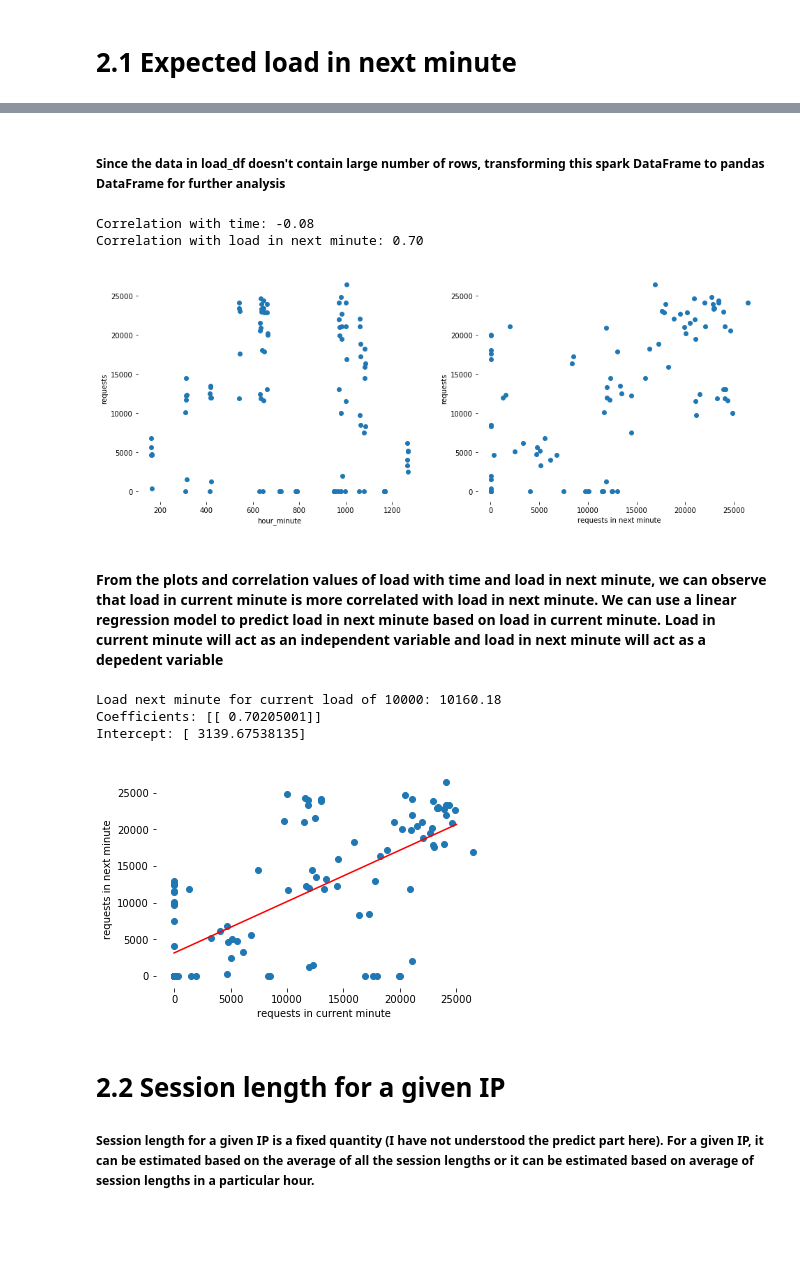
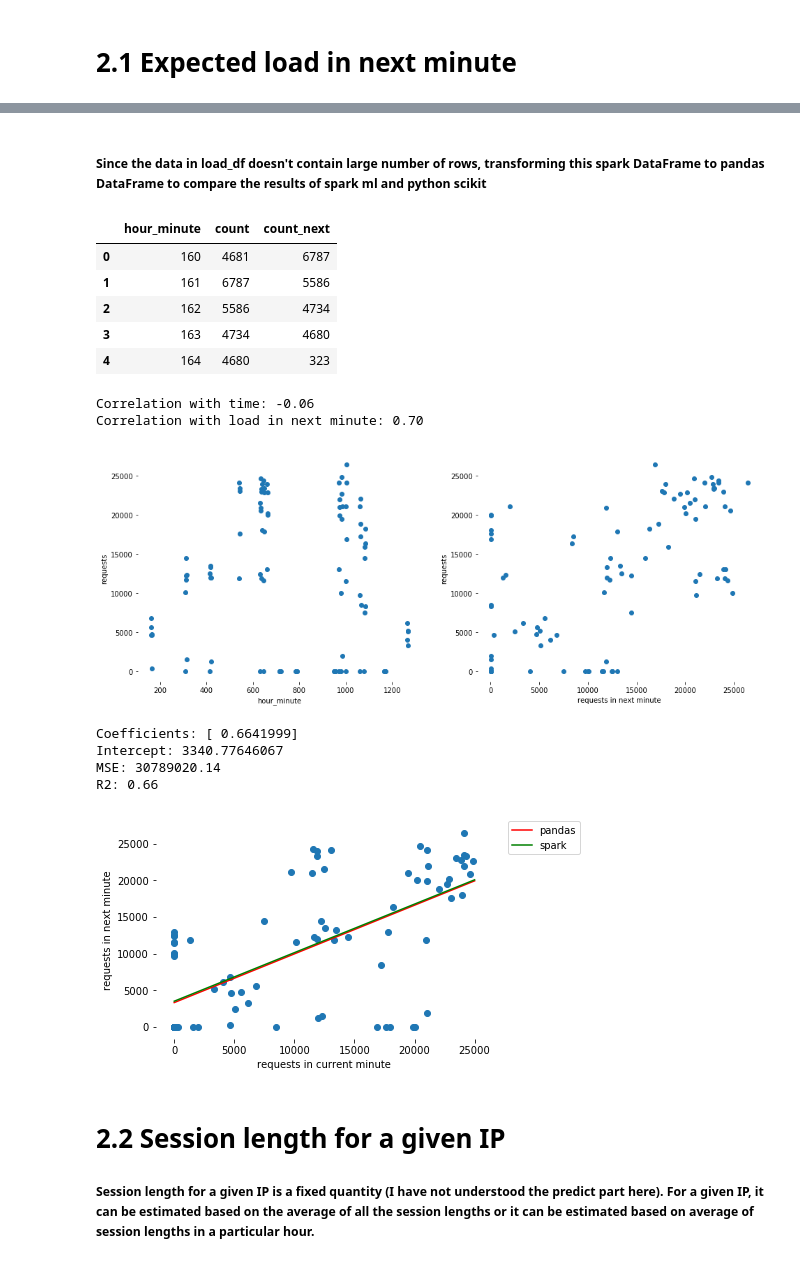
Before and after one commit to ysoniwal/PaytmWeblogChallange, a Jupyter notebook: weblog.ipynb, the cells around one changed output, grey strips where cells are left out. Saved outputs shown, nothing was run; the diff lists cells and outputs as text; code cells hidden in the pictures; blank space fills up the shorter version.

Commit message:
Adding distributed solution for ML part

```diff
--- a/weblog.ipynb
+++ b/weblog.ipynb
@@ -235,0 +287,9 @@ total_rows: 110
+# %%
+# Split the data into train and test sets
+train_data, test_data = scaled_load_df.randomSplit([.8,.2],seed=1234)
+
+# Instantiate linear regression
+lr = LinearRegression(labelCol="label", maxIter=10, regParam=0.3)
+
+# Fit the data to the model
+linear_model_dist = lr.fit(train_data)
@@ -236,16 +320,19 @@ total_rows: 110
 # %% [markdown]
-##### Since the data in load_df doesn't contain large number of rows, transforming this spark DataFrame to pandas DataFrame for further analysis
+##### Since the data in load_df doesn't contain large number of rows, transforming this spark DataFrame to pandas DataFrame to compare the results of spark ml and python scikit
 # %%
 pandas_df = load_df.toPandas()
+pandas_df.head()
+# %% [output]
+|  | hour_minute | count | count_next |
+| 0 | 160 | 4681 | 6787 |
+| 1 | 161 | 6787 | 5586 |
+| 2 | 162 | 5586 | 4734 |
+| 3 | 163 | 4734 | 4680 |
+| 4 | 164 | 4680 | 323 |
 # %%
-# Add column for unique idenfier for hour minute combination
-pandas_df['hour_minute'] = pandas_df['hour'] * 60 + pandas_df['minute']
-# Add column for number of request in next minute
-pandas_df['next_count'] = pandas_df['count'].shift(-1)
-
 # Check correlation of load per min with load in next minute and time
 corr_hour_min_count = pandas_df['count'].corr(pandas_df['hour_minute'])
-corr_next_count_count = pandas_df['count'].corr(pandas_df['next_count'])
+corr_next_count_count = pandas_df['count'].corr(pandas_df['count_next'])
 print('Correlation with time: ' "{0:.2f}".format(corr_hour_min_count))
 print('Correlation with load in next minute: ' "{0:.2f}".format(corr_next_count_count))
 
@@ -259,7 +346,7 @@ ax1.set_ylabel('requests')
 for k, v in ax1.spines.items():
     v.set_visible(False)
 
-ax2.scatter(pandas_df['next_count'], pandas_df['count'])
+ax2.scatter(pandas_df['count_next'], pandas_df['count'])
 ax2.set_xlabel('requests in next minute')
 ax2.set_ylabel('requests')
 for k, v in ax2.spines.items():
@@ -267,53 +354,64 @@ for k, v in ax2.spines.items():
 
 plt.show()
 # %% [output]
-Correlation with time: -0.08
+Correlation with time: -0.06
 Correlation with load in next minute: 0.70
 [figure]
-# %% [markdown]
-#### From the plots and correlation values of load with time and load in next minute, we can observe that load in current minute is more correlated with load in next minute. We can use a linear regression model to predict load in next minute based on load in current minute. Load in current minute will act as an independent variable and load in next minute will act as a depedent variable
 # %%
 # Remove NaN from the DataFrame for regression model
-pandas_df = pandas_df.loc[pd.notnull(pandas_df['next_count'])]
+pandas_df = pandas_df.loc[pd.notnull(pandas_df['count_next'])]
 
 # Create linear regression object
 regression = linear_model.LinearRegression()
 
-X_train = np.transpose(np.array([pandas_df['count']]))
-Y_train = np.transpose(np.array([pandas_df['next_count']]))
+X = np.transpose(np.array([pandas_df['count']]))
+Y = np.transpose(np.array([pandas_df['count_next']]))
+
+# Split the data into train test
+X_train, X_test, Y_train, Y_test = train_test_split(X, Y, test_size=0.2, random_state=1234)
 
 # Train the model
 regression.fit(X_train, Y_train)
 
-# Make predictions
-X_test = 10000
-requests_next_pred = regression.predict(X_test)
-print("Load next minute for current load of {0}: {1:.2f}".format(X_test, requests_next_pred[0][0]))
+# Make predictions using the testing set
+Y_pred = regression.predict(X_test)
 
 # The coefficients
-print("Coefficients: {0}".format(regression.coef_))
-print("Intercept: {0}".format(regression.intercept_))
+print("Coefficients: {0}".format(regression.coef_[0]))
+print("Intercept: {0}".format(regression.intercept_[0]))
+
+# The mean squared error
+print('MSE: {0:.2f}'.format(mean_squared_error(Y_test, Y_pred)))
+print('R2: {0:.2f}'.format(r2_score(Y_test, Y_pred)))
 
 # For plotting linear regression model line
 x1 = 0
 x2 = 25000
 y1 = regression.intercept_[0]
 y2 = regression.coef_[0][0]*x2 + regression.intercept_[0]
 
+# From mllib solution:
+y1_dist = intercept_dist
+y2_dist = coef_dist[0]*x2 + intercept_dist
+
+# Plot fitted lines from the 2 solutions
 fig, ax = plt.subplots()
-ax.plot([x1, x2], [y1, y2], color = 'red')
+ax.plot([x1, x2], [y1, y2], color = 'red', label = 'pandas')
+ax.plot([x1, x2], [y1_dist, y2_dist], color = 'green', label = 'spark')
 ax.scatter(X_train, Y_train)
 ax.set_xlabel('requests in current minute')
 ax.set_ylabel('requests in next minute')
 for k, v in ax.spines.items():
     v.set_visible(False)
 
+plt.legend(bbox_to_anchor=(1.05, 1), loc = 'upper left', borderaxespad=0.)
 plt.show()
 # %% [output]
-Load next minute for current load of 10000: 10160.18
-Coefficients: [[ 0.70205001]]
-Intercept: [ 3139.67538135]
+Coefficients: [ 0.6641999]
+Intercept: 3340.77646067
+MSE: 30789020.14
+R2: 0.66
-[figure, old version]
+[figure, new version]
 # %% [markdown]
 # 2.2 Session length for a given IP
 ##### Session length for a given IP is a fixed quantity (I have not understood the predict part here). For a given IP, it can be estimated based on the average of all the session lengths or it can be estimated based on average of session lengths in a particular hour.
```
Also changed, not shown: parts of 10 cells of this notebook, 16 other files.
